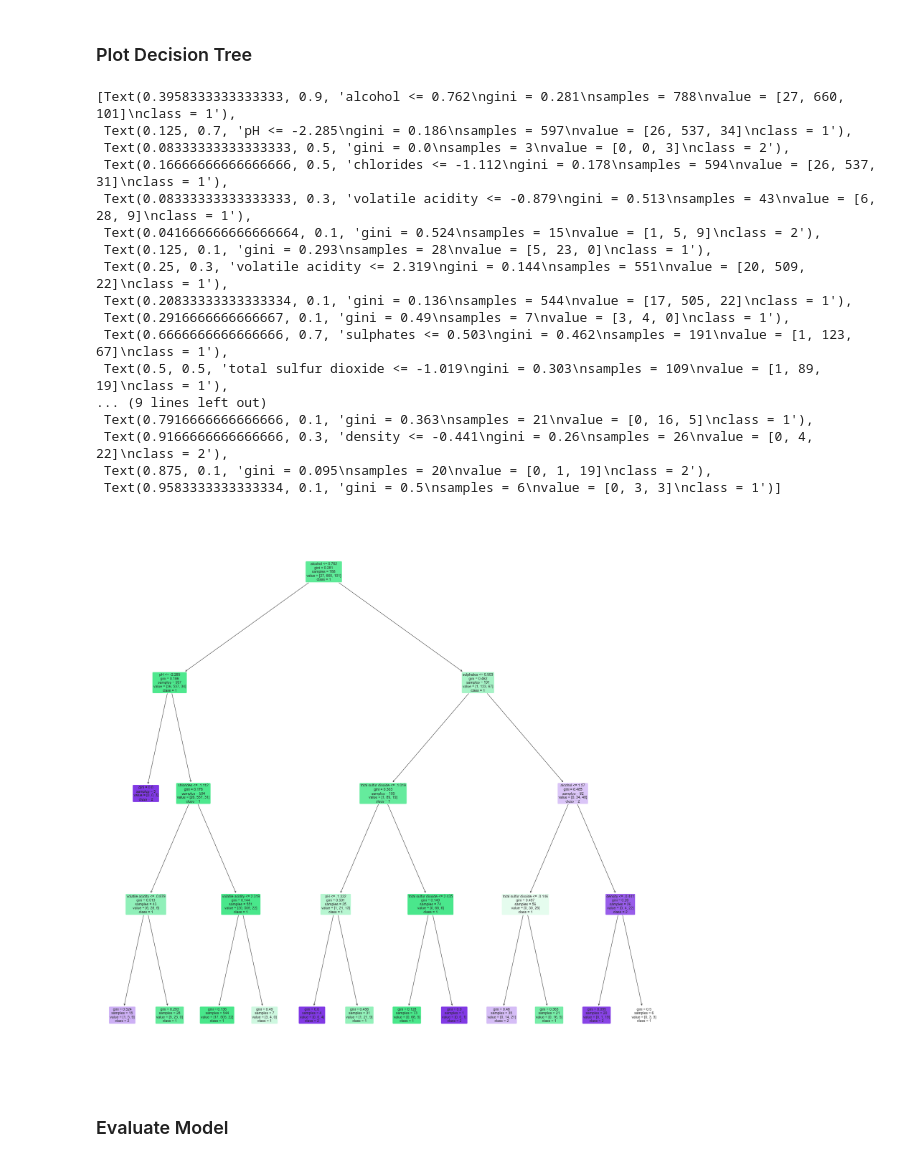
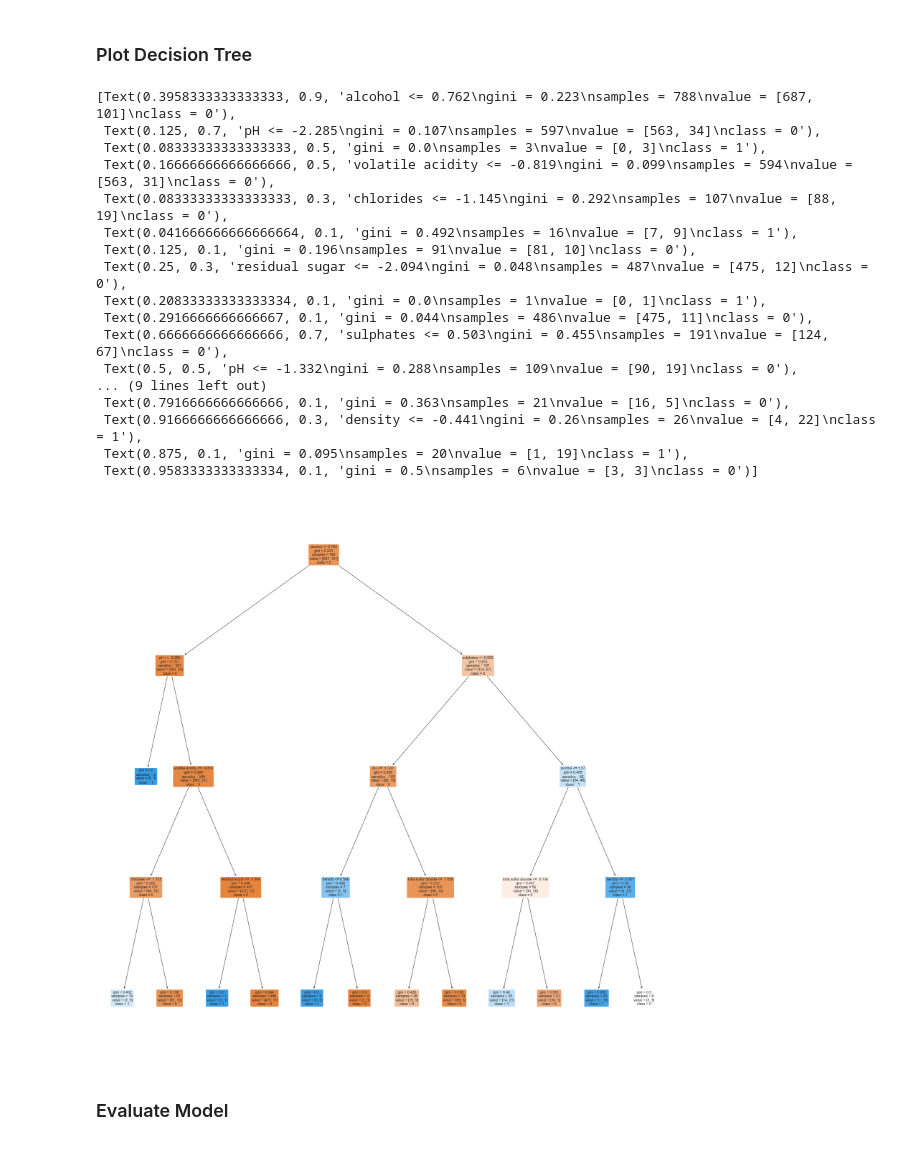
Before and after one commit to danxuZhang/WineQuality, a Jupyter notebook: src/ml.ipynb, the cells around one changed output. Saved outputs shown, nothing was run; the diff lists cells and outputs as text; code cells hidden in the pictures.

Commit message:
Reclassify data
- Reclassify response data to 2 classes

```diff
--- a/src/ml.ipynb
+++ b/src/ml.ipynb
@@ -79,32 +79,32 @@ DecisionTreeClassifier(max_depth=4)
 # %%
 from sklearn.tree import plot_tree
 
-classes = ['0', '1', '2']
+classes = ['0', '1']
 f = plt.figure(figsize=(30, 30))
 plot_tree(decision_tree=model,
             filled=True,
             rounded=True,
             feature_names=X_train.columns,
             class_names=classes)
 # %% [output]
-[Text(0.3958333333333333, 0.9, 'alcohol <= 0.762\ngini = 0.281\nsamples = 788\nvalue = [27, 660, 101]\nclass = 1'),
- Text(0.125, 0.7, 'pH <= -2.285\ngini = 0.186\nsamples = 597\nvalue = [26, 537, 34]\nclass = 1'),
- Text(0.08333333333333333, 0.5, 'gini = 0.0\nsamples = 3\nvalue = [0, 0, 3]\nclass = 2'),
- Text(0.16666666666666666, 0.5, 'chlorides <= -1.112\ngini = 0.178\nsamples = 594\nvalue = [26, 537, 31]\nclass = 1'),
- Text(0.08333333333333333, 0.3, 'volatile acidity <= -0.879\ngini = 0.513\nsamples = 43\nvalue = [6, 28, 9]\nclass = 1'),
- Text(0.041666666666666664, 0.1, 'gini = 0.524\nsamples = 15\nvalue = [1, 5, 9]\nclass = 2'),
- Text(0.125, 0.1, 'gini = 0.293\nsamples = 28\nvalue = [5, 23, 0]\nclass = 1'),
- Text(0.25, 0.3, 'volatile acidity <= 2.319\ngini = 0.144\nsamples = 551\nvalue = [20, 509, 22]\nclass = 1'),
- Text(0.20833333333333334, 0.1, 'gini = 0.136\nsamples = 544\nvalue = [17, 505, 22]\nclass = 1'),
- Text(0.2916666666666667, 0.1, 'gini = 0.49\nsamples = 7\nvalue = [3, 4, 0]\nclass = 1'),
- Text(0.6666666666666666, 0.7, 'sulphates <= 0.503\ngini = 0.462\nsamples = 191\nvalue = [1, 123, 67]\nclass = 1'),
- Text(0.5, 0.5, 'total sulfur dioxide <= -1.019\ngini = 0.303\nsamples = 109\nvalue = [1, 89, 19]\nclass = 1'),
+[Text(0.3958333333333333, 0.9, 'alcohol <= 0.762\ngini = 0.223\nsamples = 788\nvalue = [687, 101]\nclass = 0'),
+ Text(0.125, 0.7, 'pH <= -2.285\ngini = 0.107\nsamples = 597\nvalue = [563, 34]\nclass = 0'),
+ Text(0.08333333333333333, 0.5, 'gini = 0.0\nsamples = 3\nvalue = [0, 3]\nclass = 1'),
+ Text(0.16666666666666666, 0.5, 'volatile acidity <= -0.819\ngini = 0.099\nsamples = 594\nvalue = [563, 31]\nclass = 0'),
+ Text(0.08333333333333333, 0.3, 'chlorides <= -1.145\ngini = 0.292\nsamples = 107\nvalue = [88, 19]\nclass = 0'),
+ Text(0.041666666666666664, 0.1, 'gini = 0.492\nsamples = 16\nvalue = [7, 9]\nclass = 1'),
+ Text(0.125, 0.1, 'gini = 0.196\nsamples = 91\nvalue = [81, 10]\nclass = 0'),
+ Text(0.25, 0.3, 'residual sugar <= -2.094\ngini = 0.048\nsamples = 487\nvalue = [475, 12]\nclass = 0'),
+ Text(0.20833333333333334, 0.1, 'gini = 0.0\nsamples = 1\nvalue = [0, 1]\nclass = 1'),
+ Text(0.2916666666666667, 0.1, 'gini = 0.044\nsamples = 486\nvalue = [475, 11]\nclass = 0'),
+ Text(0.6666666666666666, 0.7, 'sulphates <= 0.503\ngini = 0.455\nsamples = 191\nvalue = [124, 67]\nclass = 0'),
+ Text(0.5, 0.5, 'pH <= -1.332\ngini = 0.288\nsamples = 109\nvalue = [90, 19]\nclass = 0'),
 ... (9 lines left out)
- Text(0.7916666666666666, 0.1, 'gini = 0.363\nsamples = 21\nvalue = [0, 16, 5]\nclass = 1'),
- Text(0.9166666666666666, 0.3, 'density <= -0.441\ngini = 0.26\nsamples = 26\nvalue = [0, 4, 22]\nclass = 2'),
- Text(0.875, 0.1, 'gini = 0.095\nsamples = 20\nvalue = [0, 1, 19]\nclass = 2'),
- Text(0.9583333333333334, 0.1, 'gini = 0.5\nsamples = 6\nvalue = [0, 3, 3]\nclass = 1')]
+ Text(0.7916666666666666, 0.1, 'gini = 0.363\nsamples = 21\nvalue = [16, 5]\nclass = 0'),
+ Text(0.9166666666666666, 0.3, 'density <= -0.441\ngini = 0.26\nsamples = 26\nvalue = [4, 22]\nclass = 1'),
+ Text(0.875, 0.1, 'gini = 0.095\nsamples = 20\nvalue = [1, 19]\nclass = 1'),
+ Text(0.9583333333333334, 0.1, 'gini = 0.5\nsamples = 6\nvalue = [3, 3]\nclass = 0')]
-[figure, old version]
+[figure, new version]
 # %% [markdown]
 ### Evaluate Model
 # %%
```
Also changed, not shown: parts of 13 cells of this notebook, 5 other files.
